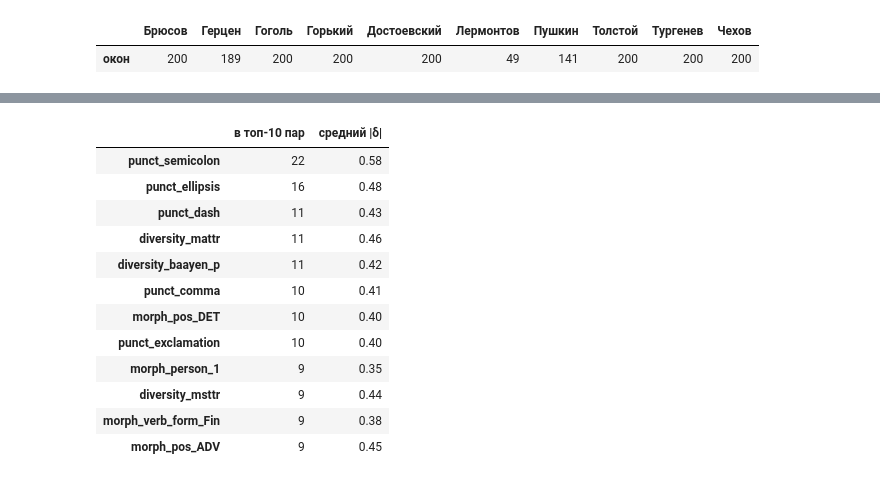
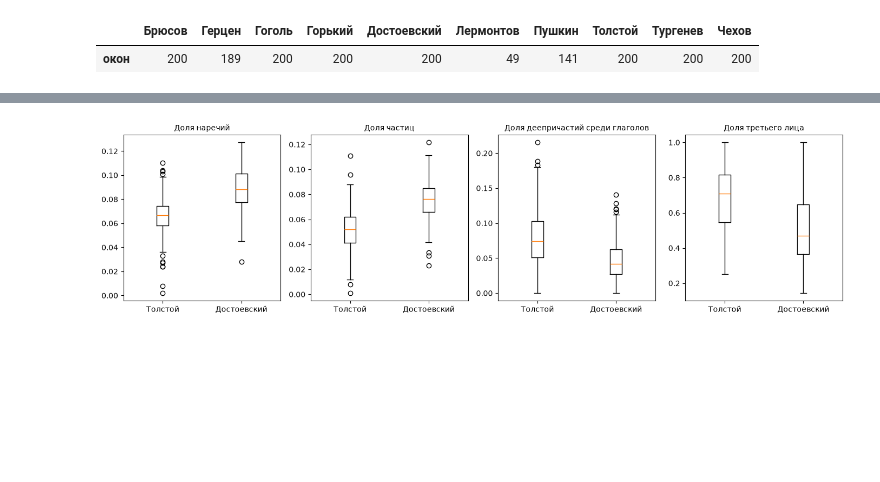
Before and after one commit to SergeyShk/ruTS, a Jupyter notebook: examples/03_prose_authors.ipynb, the cells around one changed output, grey strips where cells are left out. Cells and saved outputs as stored; diff of their text form; code cells hidden in the pictures; blank space fills up the shorter version.

```diff
--- a/examples/03_prose_authors.ipynb
+++ b/examples/03_prose_authors.ipynb
@@ -197,24 +194,17 @@ editorial_share.round(2).to_frame("доля пар с большим эффек
-# %%
-style = deltas.drop(index=EDITORIAL)
-in_top10 = pd.Series(0, index=style.index, dtype=int)
-for pair in pairs:
-    column = style[pair].dropna()
-    in_top10[column.abs().sort_values(ascending=False).head(10).index] += 1
-summary = pd.DataFrame(
-    {"в топ-10 пар": in_top10, "средний |δ|": style.abs().mean(axis=1)}
-).sort_values("в топ-10 пар", ascending=False)
-summary.head(12).round(2)
-# %% [output]
-|  | в топ-10 пар | средний |δ| |
-| punct_semicolon | 22 | 0.58 |
-| punct_ellipsis | 16 | 0.48 |
-| punct_dash | 11 | 0.43 |
-| diversity_mattr | 11 | 0.46 |
-| diversity_baayen_p | 11 | 0.42 |
-| punct_comma | 10 | 0.41 |
-| morph_pos_DET | 10 | 0.40 |
-| punct_exclamation | 10 | 0.40 |
-| morph_person_1 | 9 | 0.35 |
-| diversity_msttr | 9 | 0.44 |
-| morph_verb_form_Fin | 9 | 0.38 |
-| morph_pos_ADV | 9 | 0.45 |
+# %%
+import matplotlib.pyplot as plt
+
+PANELS = [
+    ("morph_pos_ADV", "Доля наречий"),
+    ("morph_pos_PART", "Доля частиц"),
+    ("morph_verb_form_Conv", "Доля деепричастий среди глаголов"),
+    ("morph_person_3", "Доля третьего лица"),
+]
+fig, axes = plt.subplots(1, 4, figsize=(14, 3.8))
+for ax, (name, title) in zip(axes, PANELS, strict=True):
+    ax.boxplot([features["Толстой"][name].dropna(), features["Достоевский"][name].dropna()])
+    ax.set_xticks([1, 2], ["Толстой", "Достоевский"])
+    ax.set_title(title, fontsize=10)
+fig.tight_layout()
+# %% [output]
+[figure, added]
```
Also changed, not shown: parts of 26 cells of this notebook, 2 other files.
